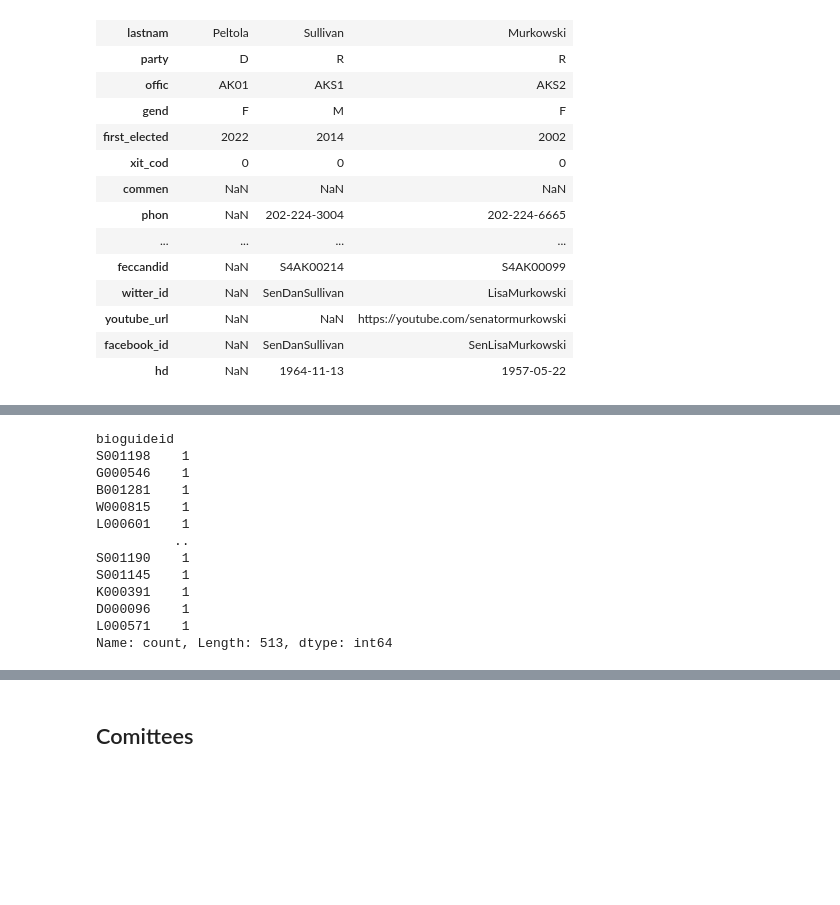
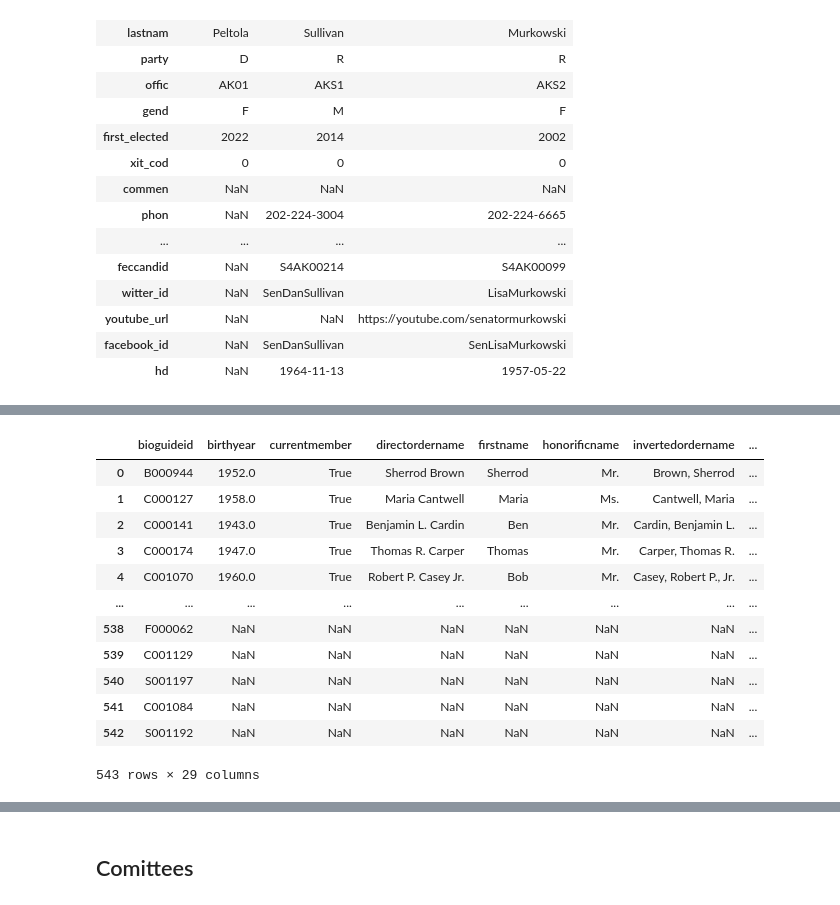
Before and after one commit to bryanchrist/contrans2023, a Jupyter notebook: construct_db.ipynb, the cells around one changed output, grey strips where cells are left out. Drawn from its saved outputs; the diff is of its cells as text; code cells hidden in the pictures; blank space fills up the shorter version.

```diff
--- a/construct_db.ipynb
+++ b/construct_db.ipynb
@@ -94,6 +111,7 @@ leadership.head(3).T
 # %%
 os_legislators.columns = [x.lower() for x in os_legislators.columns ] #make columns lowercase
 os_legislators.columns = [x.replace('.', '_') for x in os_legislators.columns ] #replace periods with underscores
+os_legislators = os_legislators.drop_duplicates()
 os_legislators.head(3).T
 # %% [output]
 |  | 0 | 1 | 2 |
@@ -116,3 +151,3 @@ os_legislators.head(3).T
 # %%
 os_legislators = os_legislators[['cid', 'party', 'oguide_id']]
-os_legislators = os_legislators.rename({"oguide_id": 'bioguideid'})
+os_legislators = os_legislators.rename(columns={"oguide_id": 'bioguideid'}) # can also do just the dictionary and axis = 1 to tell it I am renaming a column
@@ -119,18 +170,23 @@ os_legislators = os_legislators.rename({"oguide_id": 'bioguideid'})
 # %%
-members = pd.merge(congress_members, os_legislators, on = 'bioguideid', how='inner')
+members = pd.merge(congress_members, os_legislators,
+                   left_on='bioguideid',
+                   right_on='bioguideid',
+                   how='outer',
+                   validate='one_to_one',
+                  indicator = 'matched')
 # %%
-os_legislators['bioguideid'].value_counts()
+members
 # %% [output]
+|  | bioguideid | birthyear | currentmember | directordername | firstname | honorificname | invertedordername | ... |
+| 0 | B000944 | 1952.0 | True | Sherrod Brown | Sherrod | Mr. | Brown, Sherrod | ... |
+| 1 | C000127 | 1958.0 | True | Maria Cantwell | Maria | Ms. | Cantwell, Maria | ... |
+| 2 | C000141 | 1943.0 | True | Benjamin L. Cardin | Ben | Mr. | Cardin, Benjamin L. | ... |
+| 3 | C000174 | 1947.0 | True | Thomas R. Carper | Thomas | Mr. | Carper, Thomas R. | ... |
+| 4 | C001070 | 1960.0 | True | Robert P. Casey Jr. | Bob | Mr. | Casey, Robert P., Jr. | ... |
+| ... | ... | ... | ... | ... | ... | ... | ... | ... |
+| 538 | F000062 | NaN | NaN | NaN | NaN | NaN | NaN | ... |
+| 539 | C001129 | NaN | NaN | NaN | NaN | NaN | NaN | ... |
+| 540 | S001197 | NaN | NaN | NaN | NaN | NaN | NaN | ... |
+| 541 | C001084 | NaN | NaN | NaN | NaN | NaN | NaN | ... |
+| 542 | S001192 | NaN | NaN | NaN | NaN | NaN | NaN | ... |
-bioguideid
-S001198    1
-G000546    1
-B001281    1
-W000815    1
-L000601    1
-          ..
-S001190    1
-S001145    1
-K000391    1
-D000096    1
-L000571    1
-Name: count, Length: 513, dtype: int64
+543 rows × 29 columns
```
Also changed, not shown: parts of 28 cells of this notebook, 2 other files.
